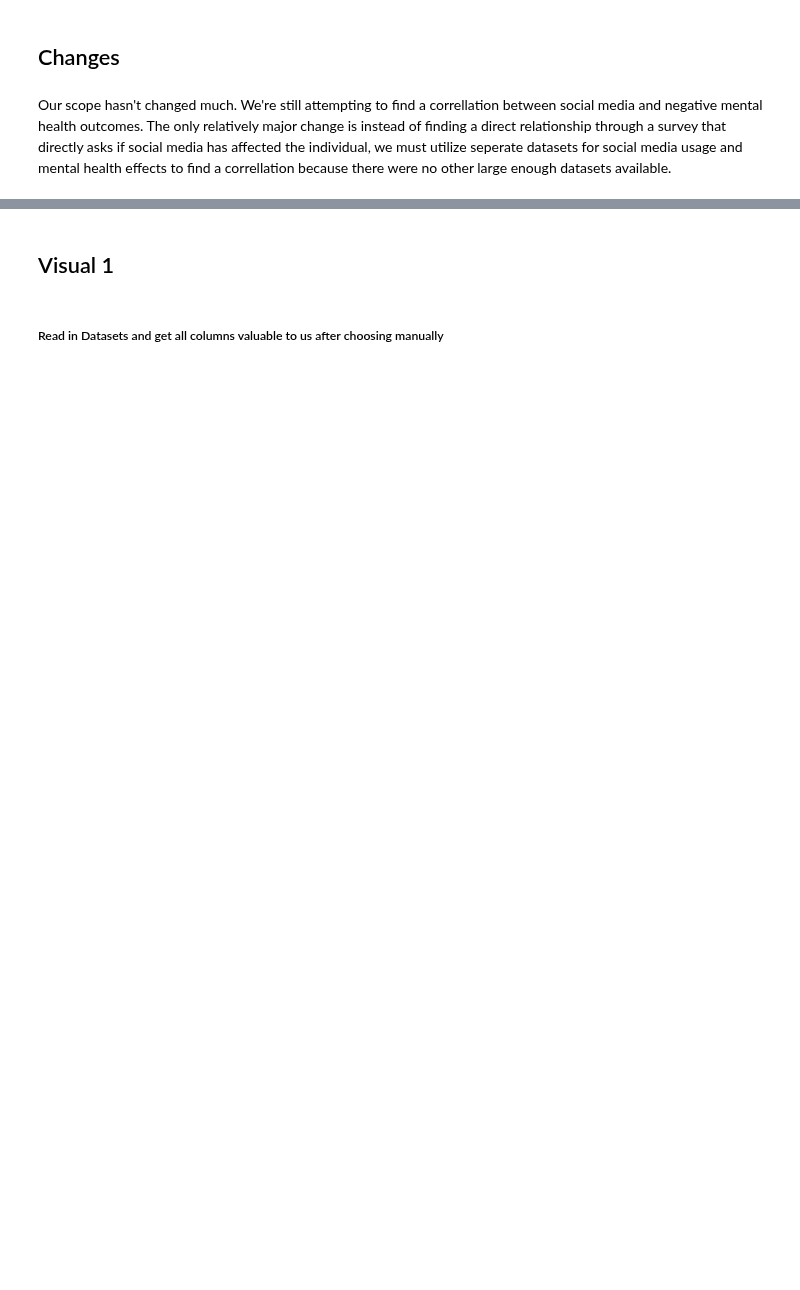
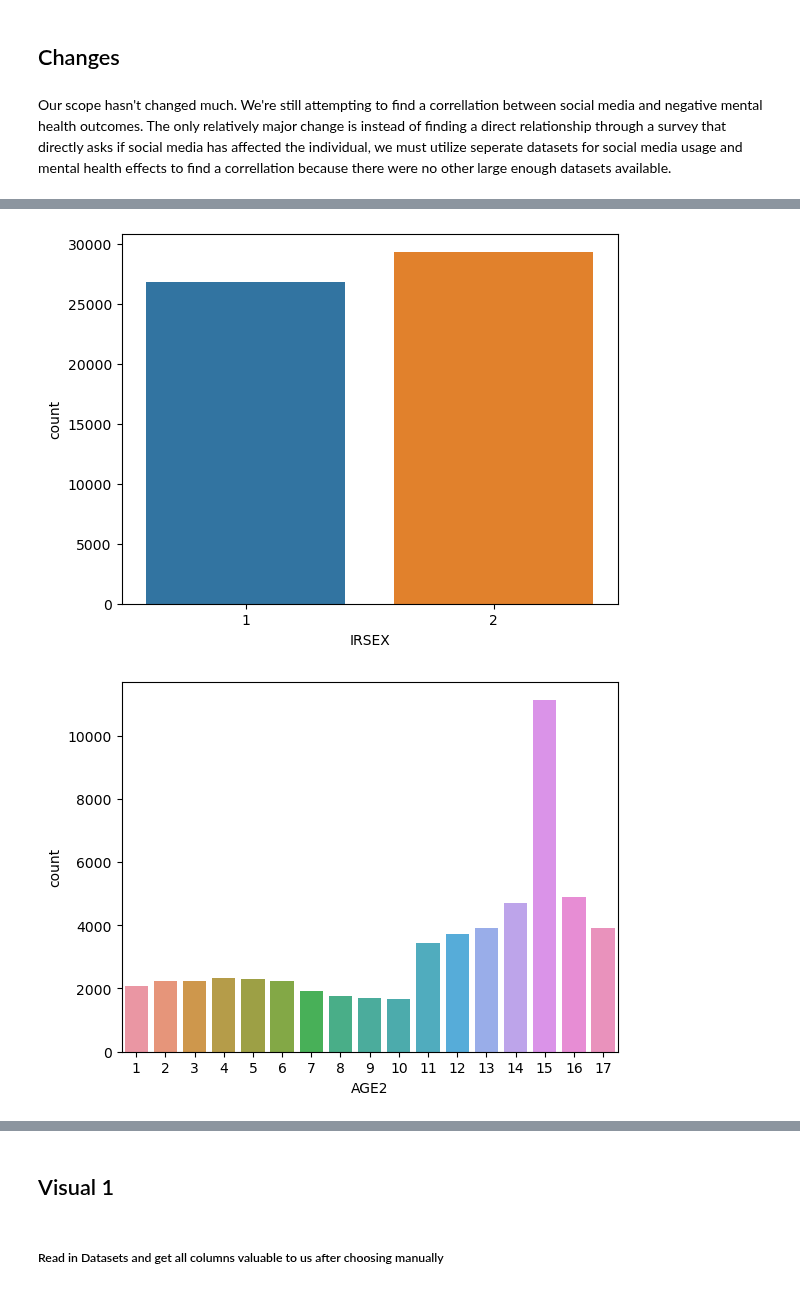
Before and after one commit to uic-cs418/group-project-gamon, a Jupyter notebook: main.ipynb, the cells around one changed output, grey strips where cells are left out. Cells and saved outputs as stored; diff of their text form; code cells hidden in the pictures; blank space fills up the shorter version.

```diff
--- a/main.ipynb
+++ b/main.ipynb
@@ -24,0 +41,8 @@ Our scope hasn't changed much. We're still attempting to find a correllation bet
+# %%
+sns.countplot(NSDUH2019_wantedCols,x="IRSEX")
+plt.show()
+sns.countplot(NSDUH2019_wantedCols,x="AGE2")
+plt.show()
+# %% [output]
+[figure, added]
+[figure, added]
```
Also changed, not shown: parts of 7 cells of this notebook.
